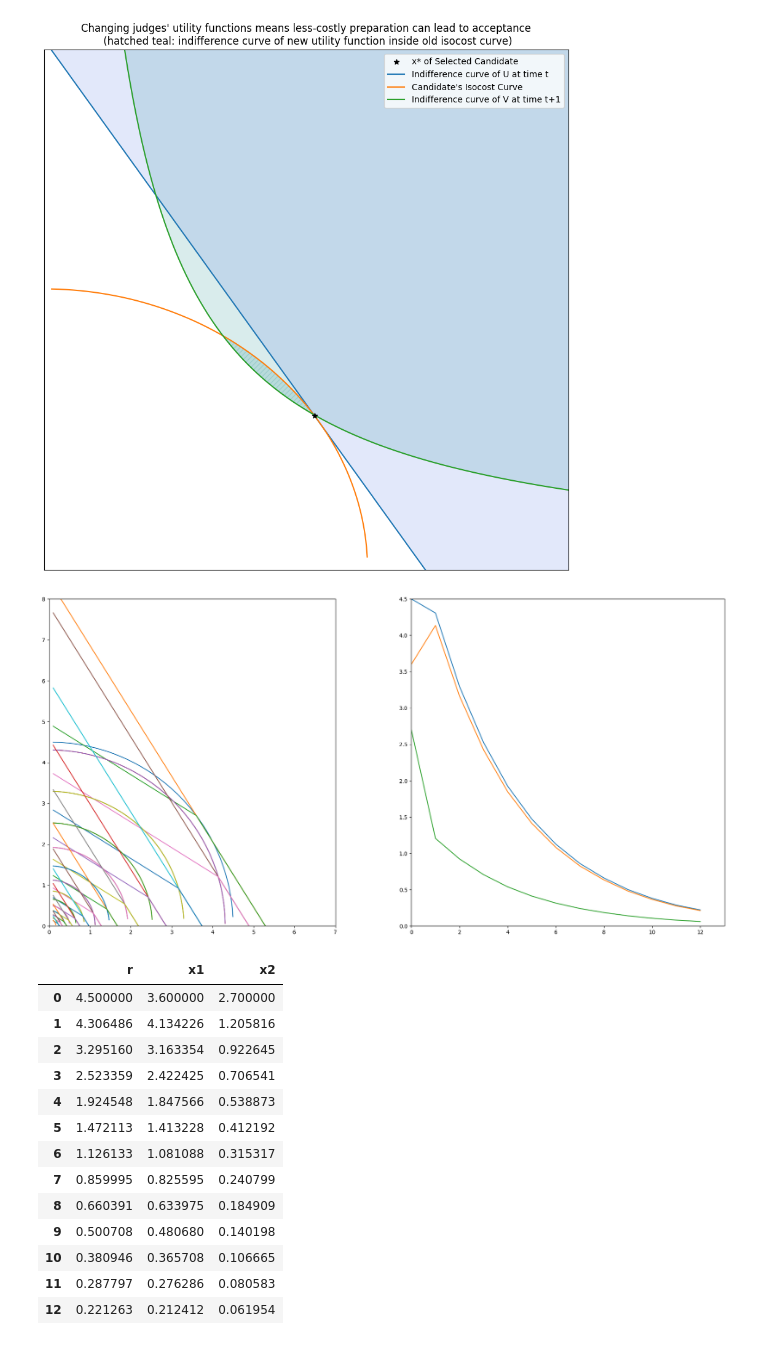
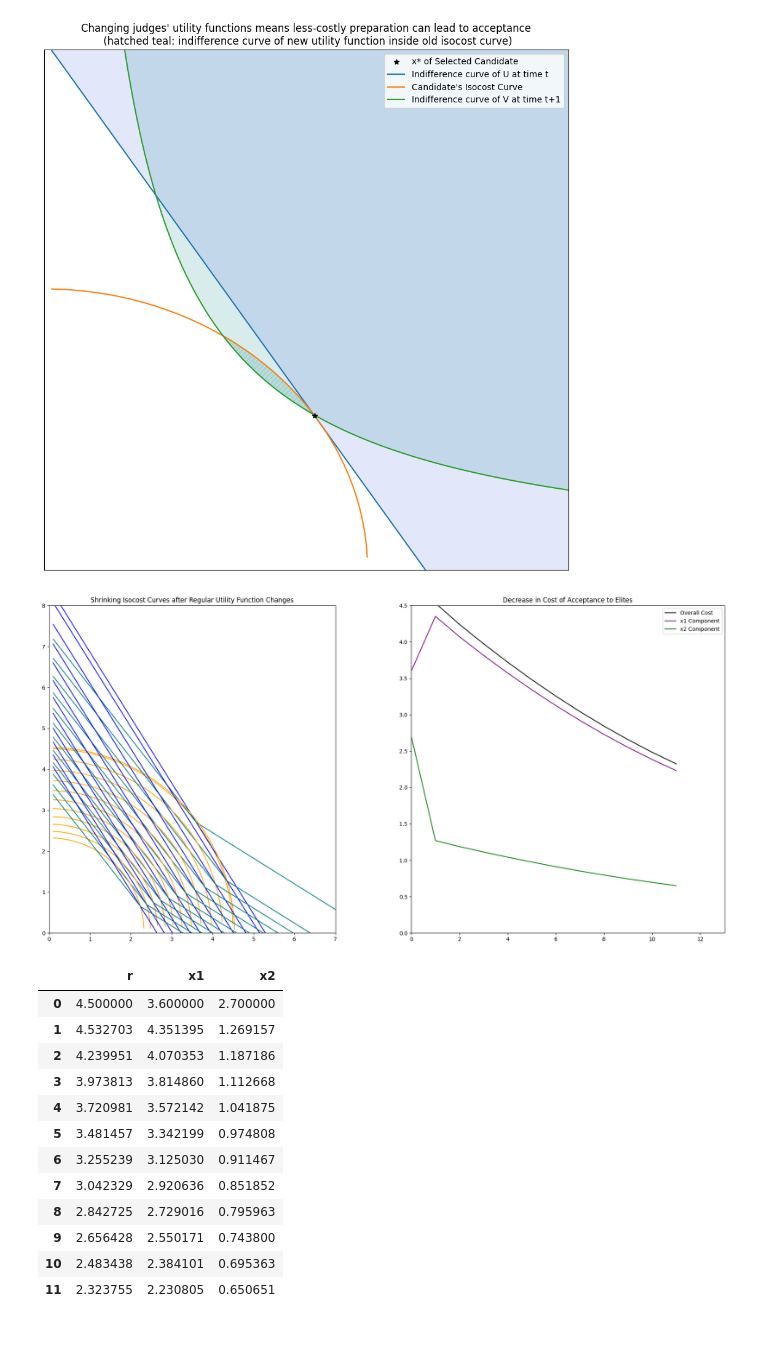
Before and after one commit to amatrhr/gitmisc, a Jupyter notebook: sobel_widgets.ipynb, the cells around one changed output. Saved outputs shown, nothing was run; the diff lists cells and outputs as text; code cells hidden in the pictures.

```diff
--- a/sobel_widgets.ipynb
+++ b/sobel_widgets.ipynb
@@ -75,11 +75,11 @@ circiso = lambda r, x1: np.sqrt(pow(r,2) - pow(x1,2))
 # as currently constituted, weirdfunc is not strictly increasing
 rhyperb = lambda x0, x, a, b, y0:(y0)*(x0/(x))
 
-tangents = lambda x0, x, a, b, y0: np.array([vline(x0,y0,b,a)(x) for x in x if x < x0] + [vline(x0,y0,a,b)(x) for x in x if x >= x0])
+tangents = lambda x0, x, a, b, y0: np.array([vline(x0,y0,a,0.8*b)(x) for x in x if x < x0] + [vline(x0,y0,b,a)(x) for x in x if x >= x0])
 
 weirdline = lambda x0, x, a, b, y0: vline(x0,y0,b,a)(x)
 
-class JudgeIndiff(Enum):
+class JudgeIndiff(StrEnum):
   '''
   Store judges' indifference curves in an Enum for interaction
   '''
@@ -207,7 +207,8 @@ plt.close()
 [figure]
 # %%
 def dynamic_plot( x0 = 3.6, a = 6, b = 9.6, n_iter = 4,
-                 r = 1.25*3.6, utefunc: JudgeIndiff = lambda x0,x, a, b, y0: y0):
+                 r = 1.25*3.6, utefunc: JudgeIndiff = lambda x0,x, a, b, y0: y0,
+                  vtefunc=None):
   '''
   function to plot changes in isocost curves & utility functions between
   sucessive equilibria
@@ -221,31 +222,26 @@ def dynamic_plot( x0 = 3.6, a = 6, b = 9.6, n_iter = 4,
       fig, axs = plt.subplots(1,2,figsize = (23,11))
       axs[0].set_aspect(1)
       axs[1].set_ylim(0,r)
+      axs[0].set_title('Shrinking Isocost Curves after Regular Utility Function Changes')
       # ensure x0, y0 is below y=x and then try some fixpoint stuff
 
       while n_iter > 0:
         # given a cost r, plot the isocost curve through (x0,y0)
-
         y0 = isocost_curve(x0,r)
-        mline = vline(x0, y0, a,b) #U(x) through (x0,y0)
-
+        mline = vline(x0, y0, a,b) if vtefunc is None else vtefunc(x0,x,a,b,y0) #U(x) through (x0,y0)
         nline = utefunc(x0,x,a,b,y0)
         # all of these are increasing in x by assumption (can't see in 2d)
         locator = np.min(np.where(np.isclose(nline-x,0,atol=0.010))) # find new isocost curve
-
         newr = x[locator]*np.sqrt(2)
-
 
         x01 = 0.96*newr
 
-
-        sns.lineplot(x=x, y=circiso(r, x),ax=axs[0])
-        sns.lineplot(x=x, y=mline(x), ax=axs[0])
+        sns.lineplot(x=x, y=circiso(r, x),ax=axs[0], color='orange')
+        sns.lineplot(x=x, y=mline(x), ax=axs[0],color='blue') if vtefunc is None else sns.lineplot(x=x, y=mline, ax=axs[0],color='blue')
         y01 = isocost_curve(x01,newr)
         # if n_iter % 2 == 0:
-
-        sns.lineplot(x=x, y=nline,ax=axs[0])
-        sns.lineplot(x=x, y=circiso(newr, x),ax=axs[0])
+        sns.lineplot(x=x, y=nline,ax=axs[0],color='teal')
+        # sns.lineplot(x=x, y=circiso(newr, x),ax=axs[0])
 
 
 
@@ -263,11 +259,13 @@ def dynamic_plot( x0 = 3.6, a = 6, b = 9.6, n_iter = 4,
 
       out_Arr = np.column_stack((radii, out_x,out_y))
 
-      sns.lineplot(radii,ax=axs[1])
-      sns.lineplot(out_x, ax=axs[1])
-      sns.lineplot(out_y, ax=axs[1])
+      sns.lineplot(radii,ax=axs[1],color='k', label='Overall Cost')
+      sns.lineplot(out_x, ax=axs[1],color='purple',label='x1 Component')
+      sns.lineplot(out_y, ax=axs[1], color='green', label = 'x2 Component')
 
       axs[1].set_xlim(0,max(13,n_iter))
+      axs[1].legend()
+      axs[1].set_title('Decrease in Cost of Acceptance to Elites')
       plt.show()
       plt.close()
       return pd.DataFrame(out_Arr, columns=('r','x1','x2'))
@@ -277,21 +275,20 @@ def dynamic_plot( x0 = 3.6, a = 6, b = 9.6, n_iter = 4,
 
 # ax.grid()
 # %%
-dynamic_plot(utefunc=tangents, n_iter=13)
+dynamic_plot(utefunc=tangents, n_iter=12)
 # %% [output]
-[figure, old version]
+[figure, new version]
 |  | r | x1 | x2 |
 | 0 | 4.500000 | 3.600000 | 2.700000 |
-| 1 | 4.306486 | 4.134226 | 1.205816 |
-| 2 | 3.295160 | 3.163354 | 0.922645 |
-| 3 | 2.523359 | 2.422425 | 0.706541 |
-| 4 | 1.924548 | 1.847566 | 0.538873 |
-| 5 | 1.472113 | 1.413228 | 0.412192 |
-| 6 | 1.126133 | 1.081088 | 0.315317 |
-| 7 | 0.859995 | 0.825595 | 0.240799 |
-| 8 | 0.660391 | 0.633975 | 0.184909 |
-| 9 | 0.500708 | 0.480680 | 0.140198 |
-| 10 | 0.380946 | 0.365708 | 0.106665 |
-| 11 | 0.287797 | 0.276286 | 0.080583 |
-| 12 | 0.221263 | 0.212412 | 0.061954 |
+| 1 | 4.532703 | 4.351395 | 1.269157 |
+| 2 | 4.239951 | 4.070353 | 1.187186 |
+| 3 | 3.973813 | 3.814860 | 1.112668 |
+| 4 | 3.720981 | 3.572142 | 1.041875 |
+| 5 | 3.481457 | 3.342199 | 0.974808 |
+| 6 | 3.255239 | 3.125030 | 0.911467 |
+| 7 | 3.042329 | 2.920636 | 0.851852 |
+| 8 | 2.842725 | 2.729016 | 0.795963 |
+| 9 | 2.656428 | 2.550171 | 0.743800 |
+| 10 | 2.483438 | 2.384101 | 0.695363 |
+| 11 | 2.323755 | 2.230805 | 0.650651 |
 # %%
```
Also changed, not shown: parts of 8 cells of this notebook.
